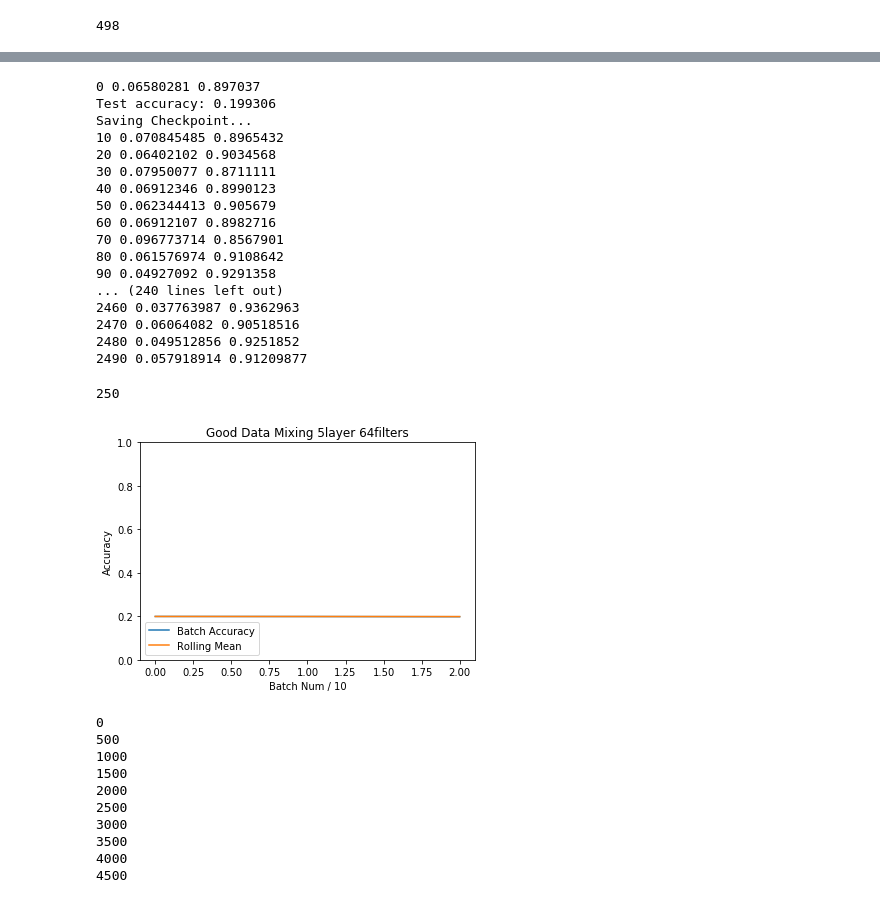
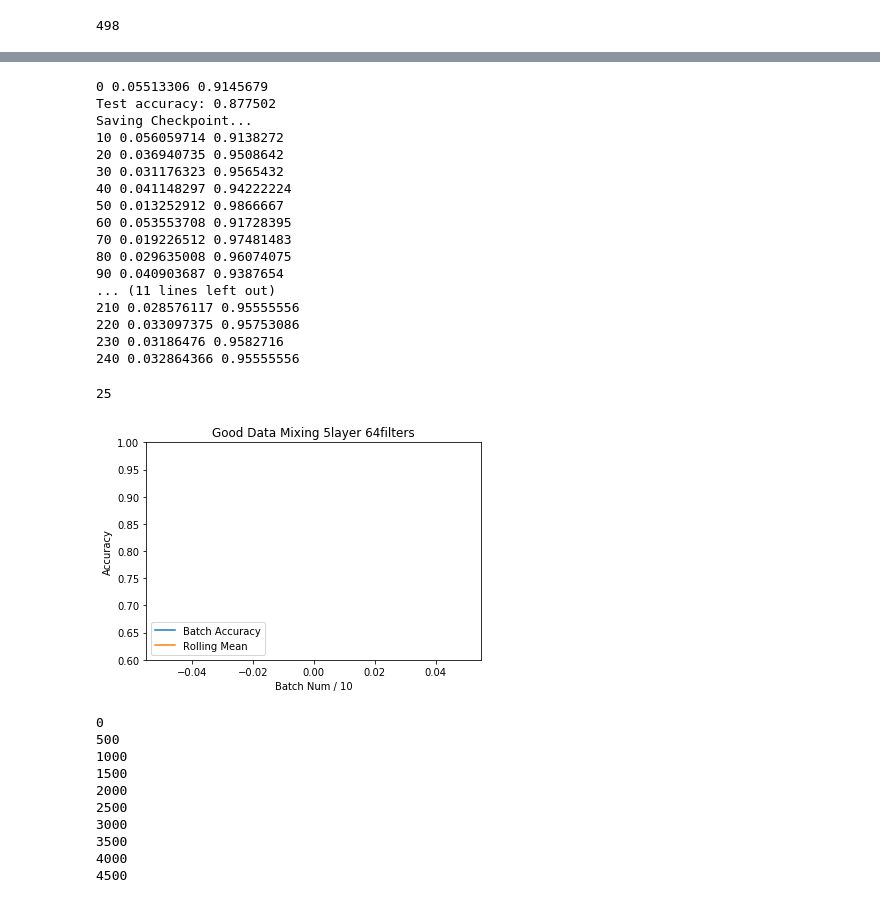
Before and after one commit to godmoves/GoCNN, a Jupyter notebook: board_evaluation/train.ipynb, the cells around one changed output, grey strips where cells are left out. Cells and saved outputs as stored; diff of their text form; code cells hidden in the pictures.

```diff
--- a/board_evaluation/train.ipynb
+++ b/board_evaluation/train.ipynb
@@ -84,7 +84,7 @@ INFO:tensorflow:Restoring parameters from ../data/working/test.ckpt
 # %%
 training_accuracies = []
 test_accuracies = []
-for k in range(2500):
+for k in range(250):
     x_batch, y_batch = reader.get_batch(50)
     _, loss_value, y_value = sess.run([train_op, loss, y_conv], feed_dict={x:x_batch, ownership:y_batch})
     if k % 10 == 0:
@@ -93,30 +93,30 @@ for k in range(2500):
         print k, loss_value, acc
 
     if k % 1000 == 0:
-        test_accuracy = model_eval.test_accuracy(test_features, test_targets, x, ownership, correct_count)
+        test_accuracy = model_eval.test_accuracy(test_features, test_targets, x, ownership, correct_count, board_size=9)
         test_accuracies.append(test_accuracy)
         print "Test accuracy: %f" %test_accuracy
     if k % 1000 == 0:
         print "Saving Checkpoint..."
         saver.save(sess, ckpt_path)
 # %% [output]
-0 0.06580281 0.897037
-Test accuracy: 0.199306
+0 0.05513306 0.9145679
+Test accuracy: 0.877502
 Saving Checkpoint...
-10 0.070845485 0.8965432
-20 0.06402102 0.9034568
-30 0.07950077 0.8711111
-40 0.06912346 0.8990123
-50 0.062344413 0.905679
-60 0.06912107 0.8982716
-70 0.096773714 0.8567901
-80 0.061576974 0.9108642
-90 0.04927092 0.9291358
-... (240 lines left out)
-2460 0.037763987 0.9362963
-2470 0.06064082 0.90518516
-2480 0.049512856 0.9251852
-2490 0.057918914 0.91209877
+10 0.056059714 0.9138272
+20 0.036940735 0.9508642
+30 0.031176323 0.9565432
+40 0.041148297 0.94222224
+50 0.013252912 0.9866667
+60 0.053553708 0.91728395
+70 0.019226512 0.97481483
+80 0.029635008 0.96074075
+90 0.040903687 0.9387654
+... (11 lines left out)
+210 0.028576117 0.95555556
+220 0.033097375 0.95753086
+230 0.03186476 0.9582716
+240 0.032864366 0.95555556
 # %%
 import matplotlib.pyplot as plt
 import numpy as np
@@ -130,17 +130,17 @@ def rolling_mean(number_list, window = 20):
 # %%
 print len(training_accuracies)
 means = rolling_mean(test_accuracies, 20)
 plt.plot(test_accuracies, label="Batch Accuracy")
 plt.plot(means, label= "Rolling Mean")
 plt.title("Good Data Mixing 5layer 64filters")
 plt.xlabel("Batch Num / 10")
 plt.ylabel("Accuracy")
-plt.ylim([0,1])
+plt.ylim([0.6,1])
 plt.legend(loc=3)
 plt.show()
 # %% [output]
-250
+25
-[figure, old version]
+[figure, new version]
 # %%
 accuracies = []
 y_trues = []
```
Also changed, not shown: parts of 5 cells of this notebook, 2 other files.
